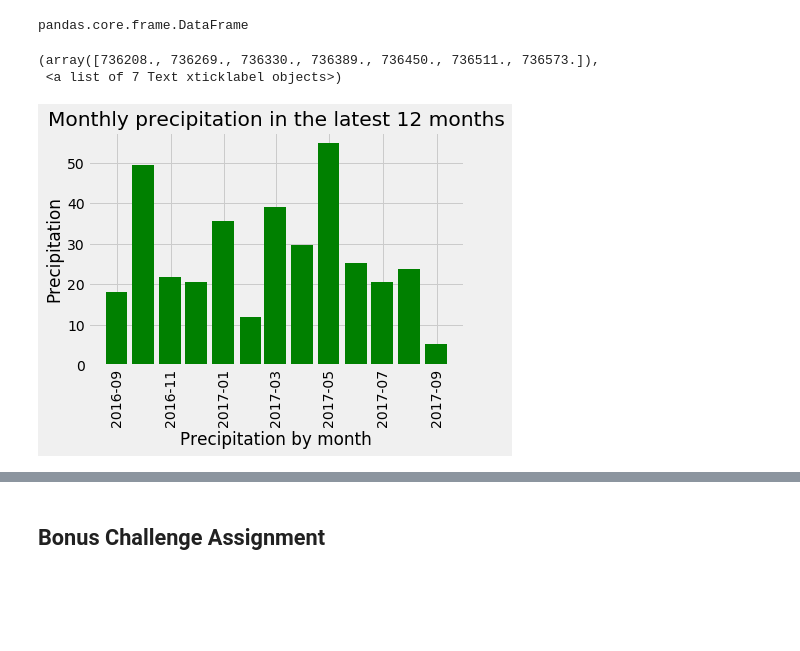
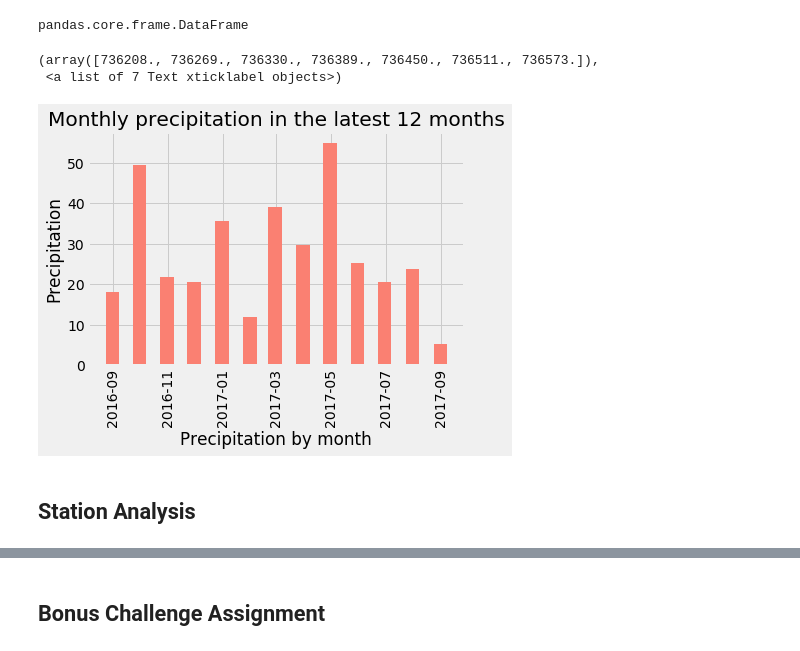
Before and after one commit to IrinaUX/sqlalchemy-challenge, a Jupyter notebook: weather_analysis.ipynb, the cells around one changed output, grey strips where cells are left out. Drawn from its saved outputs; the diff is of its cells as text; code cells hidden in the pictures; blank space fills up the shorter version.

Commit message:
Start working on the Station table in Hawaii database.

```diff
--- a/weather_analysis.ipynb
+++ b/weather_analysis.ipynb
@@ -238,13 +230,15 @@ pandas.core.frame.DataFrame
 # %%
 # Plot precipitation using plt.plot() method
 x_axis = prcp_reset['Date']
 y_axis = prcp_reset['Precipitation']
-plt.bar(x_axis, y_axis, color='g', width=25, align="center")
+plt.bar(x_axis, y_axis, color='salmon', width=15, align="center")
 plt.title("Monthly precipitation in the latest 12 months")
 plt.xlabel("Precipitation by month")
 plt.ylabel("Precipitation")
 plt.xticks(rotation='vertical')
 # %% [output]
 (array([736208., 736269., 736330., 736389., 736450., 736511., 736573.]),
  <a list of 7 Text xticklabel objects>)
-[figure, old version]
+[figure, new version]
+# %% [markdown]
+## Station Analysis
```
Also changed, not shown: parts of 7 cells of this notebook.
